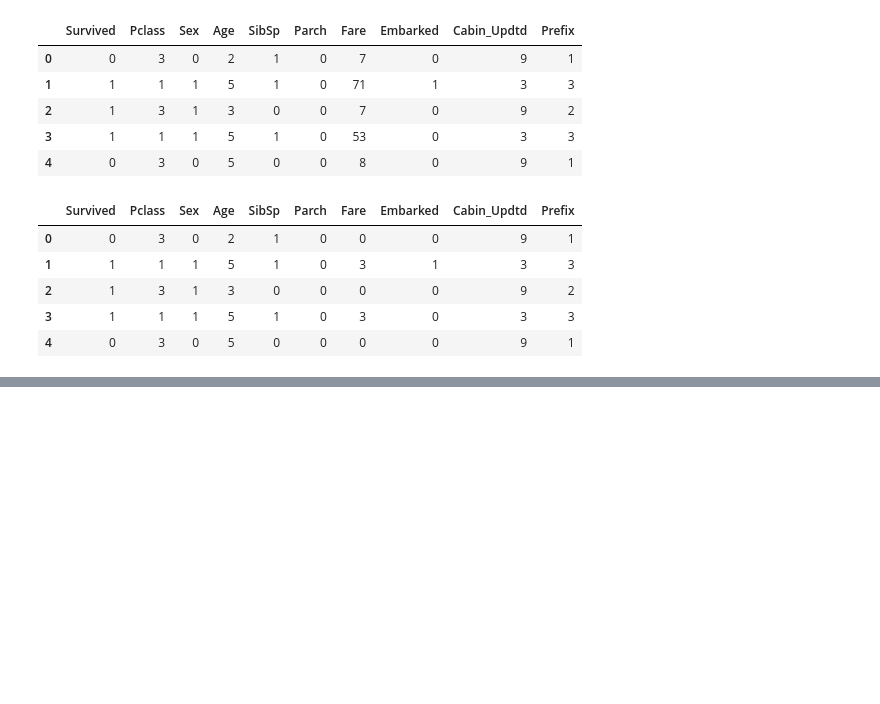
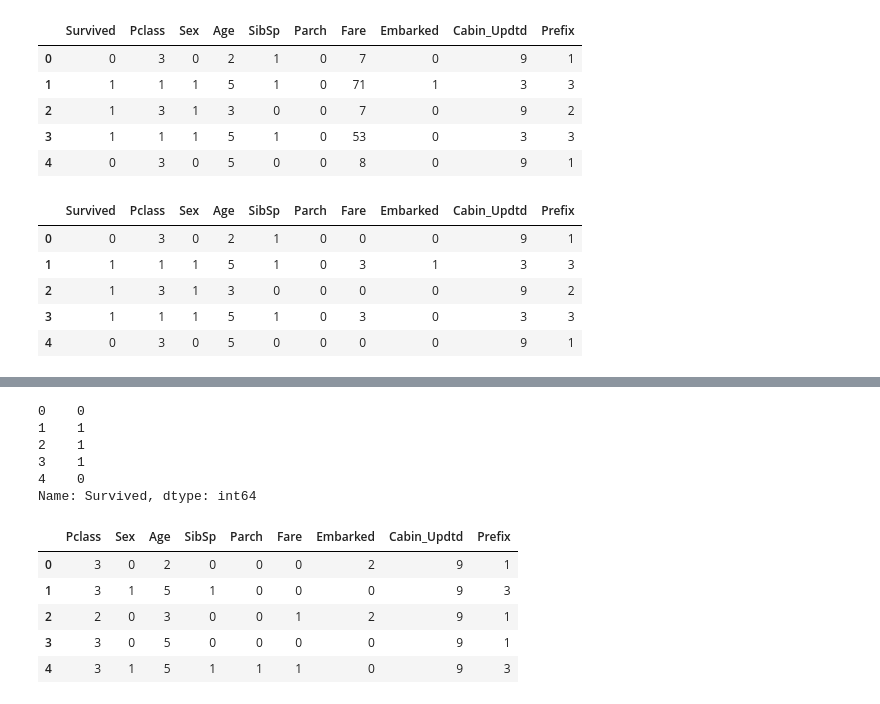
Before and after one commit to rtiwari5317/ML-Projects, a Jupyter notebook: Titanic Survival Prediction/Titanic Survival Prediction Project - 1.ipynb, the cells around one changed output, grey strips where cells are left out. Cells and saved outputs as stored; diff of their text form; code cells hidden in the pictures; blank space fills up the shorter version.

```diff
--- a/Titanic Survival Prediction/Titanic Survival Prediction Project - 1.ipynb
+++ b/Titanic Survival Prediction/Titanic Survival Prediction Project - 1.ipynb
@@ -557,3 +619,21 @@ y_train = train_df_cpy["Survived"]
+# %%
+y_train.head()                    #Survived Column
+# %% [output]
+0    0
+1    1
+2    1
+3    1
+4    0
+Name: Survived, dtype: int64
+# %%
+X_test.head()
+# %% [output]
+|  | Pclass | Sex | Age | SibSp | Parch | Fare | Embarked | Cabin_Updtd | Prefix |
+| 0 | 3 | 0 | 2 | 0 | 0 | 0 | 2 | 9 | 1 |
+| 1 | 3 | 1 | 5 | 1 | 0 | 0 | 0 | 9 | 3 |
+| 2 | 2 | 0 | 3 | 0 | 0 | 1 | 2 | 9 | 1 |
+| 3 | 3 | 0 | 5 | 0 | 0 | 0 | 0 | 9 | 1 |
+| 4 | 3 | 1 | 5 | 1 | 1 | 1 | 0 | 9 | 3 |
 # %%
 #Implementing Logistic Regression ML Algorithm below with accuracy scores???
 
```
Also changed, not shown: parts of 31 cells of this notebook.
